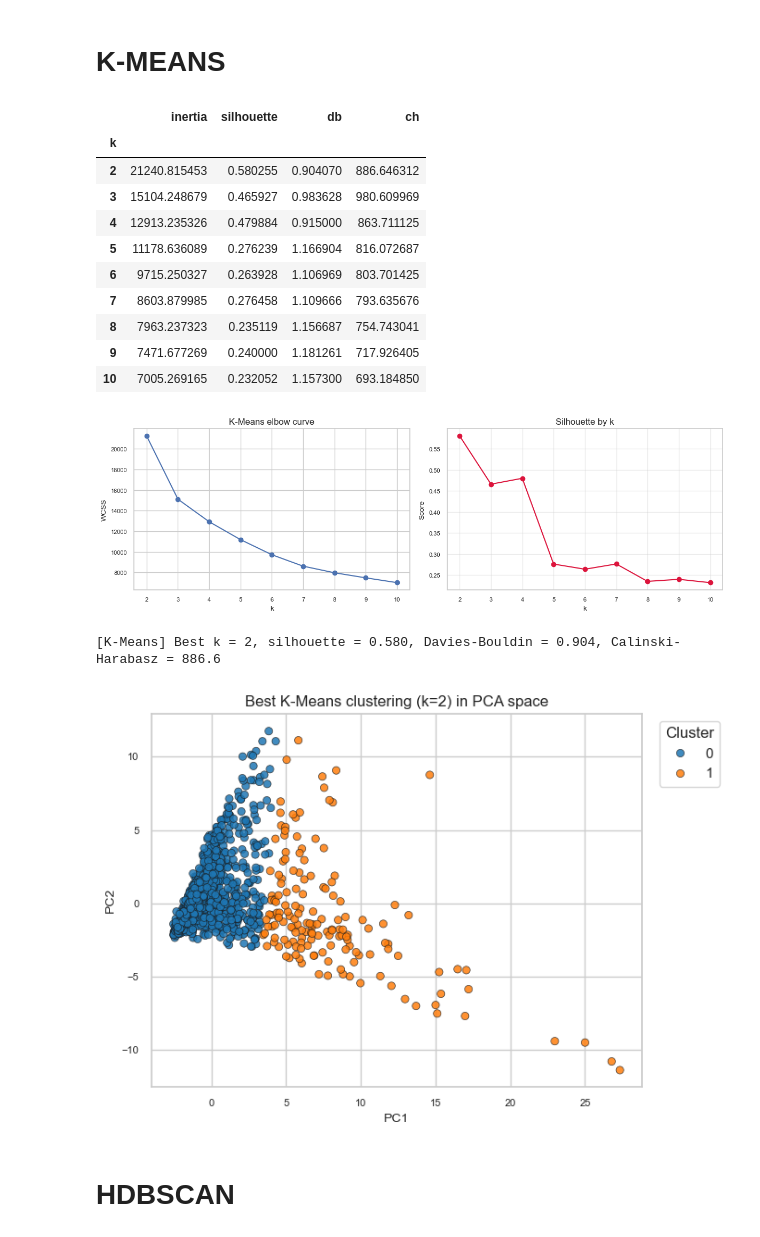
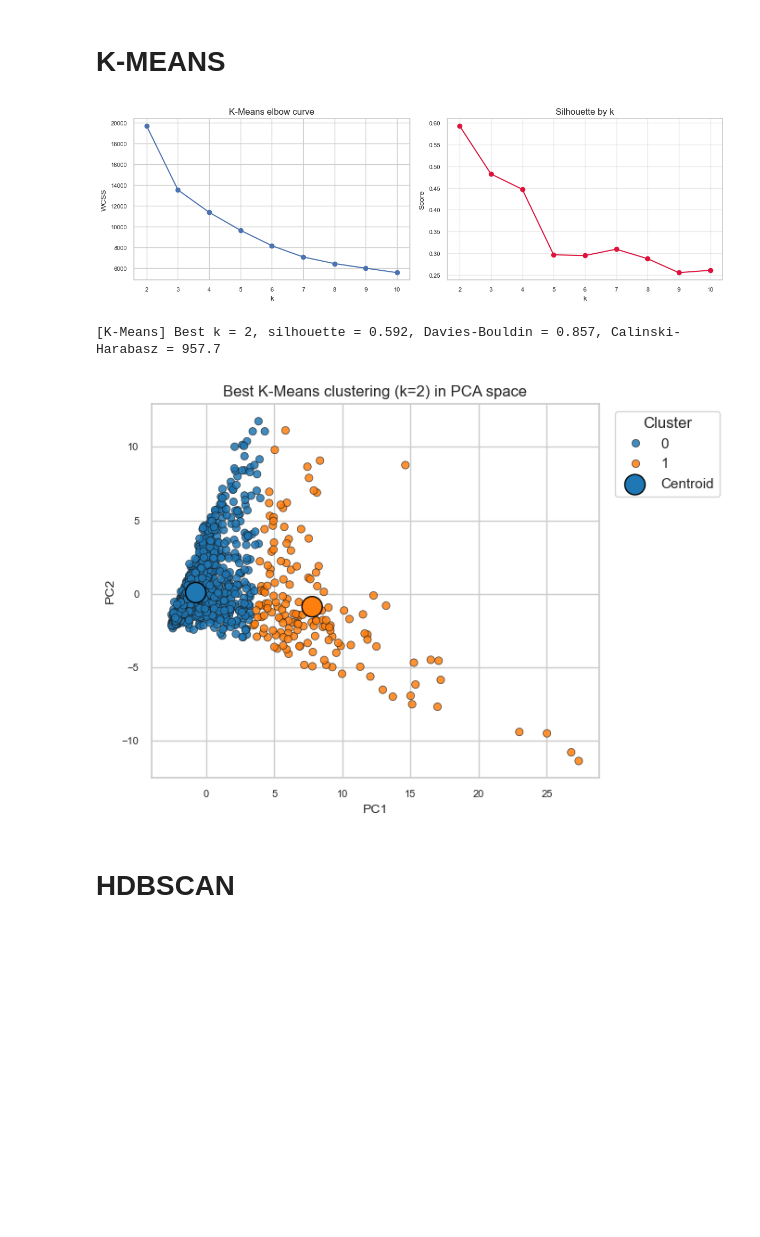
Before and after one commit to hiimnhan/scc451, a Jupyter notebook: task1.ipynb, the cells around one changed output. Drawn from its saved outputs; the diff is of its cells as text; code cells hidden in the pictures; blank space fills up the shorter version.

```diff
--- a/task1.ipynb
+++ b/task1.ipynb
@@ -13,7 +13,7 @@ from sklearn.preprocessing import RobustScaler
 # %% [markdown]
 # Task 1: Basel Climate Dataset
 # %%
-basel_df = pd.read_csv('ClimateDataBasel.csv')
+basel_df = pd.read_csv('data/ClimateDataBasel.csv')
 # %%
 # info
 basel_df.info()
@@ -235,7 +235,7 @@ plt.show()
 # %% [output]
 [figure]
 # %%
-N_COMPONENTS = 6
+N_COMPONENTS = 4
 pca_final = PCA(n_components=N_COMPONENTS)
 X_pca = pca_final.fit_transform(df_reduced)
 
@@ -294,11 +294,13 @@ for k in k_range:
         best_model = (km, labels)
         best_scores = scores
 
+if best_model is None:
+    raise RuntimeError("K-Means did not produce a valid clustering. Consider adjusting k_range or preprocessing.")
+
 best_k = best_model[0].n_clusters
 best_labels = best_model[1]
 
 kmeans_df = pd.DataFrame(kmeans_results).set_index("k")
-display(kmeans_df)
 
 fig, axes = plt.subplots(1, 2, figsize=(12, 4))
 axes[0].plot(kmeans_df.index, kmeans_df["inertia"], marker="o")
@@ -309,50 +311,56 @@ axes[0].set_ylabel("WCSS")
 axes[1].plot(kmeans_df.index, kmeans_df["silhouette"], marker="o", color="crimson")
 axes[1].set_title("Silhouette by k")
 axes[1].set_xlabel("k")
 axes[1].set_ylabel("Score")
 axes[1].grid(True, alpha=0.4)
 
 plt.tight_layout()
 plt.show()
 
 print(
     f"[K-Means] Best k = {best_k}, "
     f"silhouette = {best_scores['silhouette']:.3f}, "
     f"Davies-Bouldin = {best_scores['db']:.3f}, "
     f"Calinski-Harabasz = {best_scores['ch']:.1f}"
 )
 
+
+palette = sns.color_palette("tab10", max(best_k, 2))
+cluster_palette = {cluster: palette[i % len(palette)] for i, cluster in enumerate(np.unique(best_labels))}
+
 pca_plot_df = pca_df.copy()
 pca_plot_df['cluster'] = best_labels
 plt.figure(figsize=(7, 5))
-sns.scatterplot(
+ax = sns.scatterplot(
     data=pca_plot_df,
     x="PC1", y="PC2",
     hue="cluster",
-    palette="tab10",
+    palette=cluster_palette,
     s=35, alpha=0.85, edgecolor="k"
 )
+centroids = best_model[0].cluster_centers_[:, :2]
+centroid_colors = [cluster_palette.get(i, palette[i % len(palette)]) for i in range(best_k)]
+centroid_plot = ax.scatter(
+    centroids[:, 0],
+    centroids[:, 1],
+    marker="o",
+    c=centroid_colors,
+    s=250,
+    edgecolor="black",
+    linewidth=1,
+    label="Centroid"
+)
+handles, labels = ax.get_legend_handles_labels()
+ax.legend(handles, labels, title="Cluster", bbox_to_anchor=(1.02, 1), loc="upper left")
 plt.title(f"Best K-Means clustering (k={best_k}) in PCA space")
 plt.xlabel("PC1")
 plt.ylabel("PC2")
-plt.legend(title="Cluster", bbox_to_anchor=(1.02, 1), loc="upper left")
 plt.tight_layout()
 plt.show()
 # %% [output]
-|  | inertia | silhouette | db | ch |
-| k |  |  |  |  |
-| 2 | 21240.815453 | 0.580255 | 0.904070 | 886.646312 |
-| 3 | 15104.248679 | 0.465927 | 0.983628 | 980.609969 |
-| 4 | 12913.235326 | 0.479884 | 0.915000 | 863.711125 |
-| 5 | 11178.636089 | 0.276239 | 1.166904 | 816.072687 |
-| 6 | 9715.250327 | 0.263928 | 1.106969 | 803.701425 |
-| 7 | 8603.879985 | 0.276458 | 1.109666 | 793.635676 |
-| 8 | 7963.237323 | 0.235119 | 1.156687 | 754.743041 |
-| 9 | 7471.677269 | 0.240000 | 1.181261 | 717.926405 |
-| 10 | 7005.269165 | 0.232052 | 1.157300 | 693.184850 |
-[figure, old version]
+[figure, new version]
-[K-Means] Best k = 2, silhouette = 0.580, Davies-Bouldin = 0.904, Calinski-Harabasz = 886.6
+[K-Means] Best k = 2, silhouette = 0.592, Davies-Bouldin = 0.857, Calinski-Harabasz = 957.7
-[figure, old version]
+[figure, new version]
 # %% [markdown]
 # HDBSCAN
 # %%
```
Also changed, not shown: parts of 2 cells of this notebook, 12 other files.
